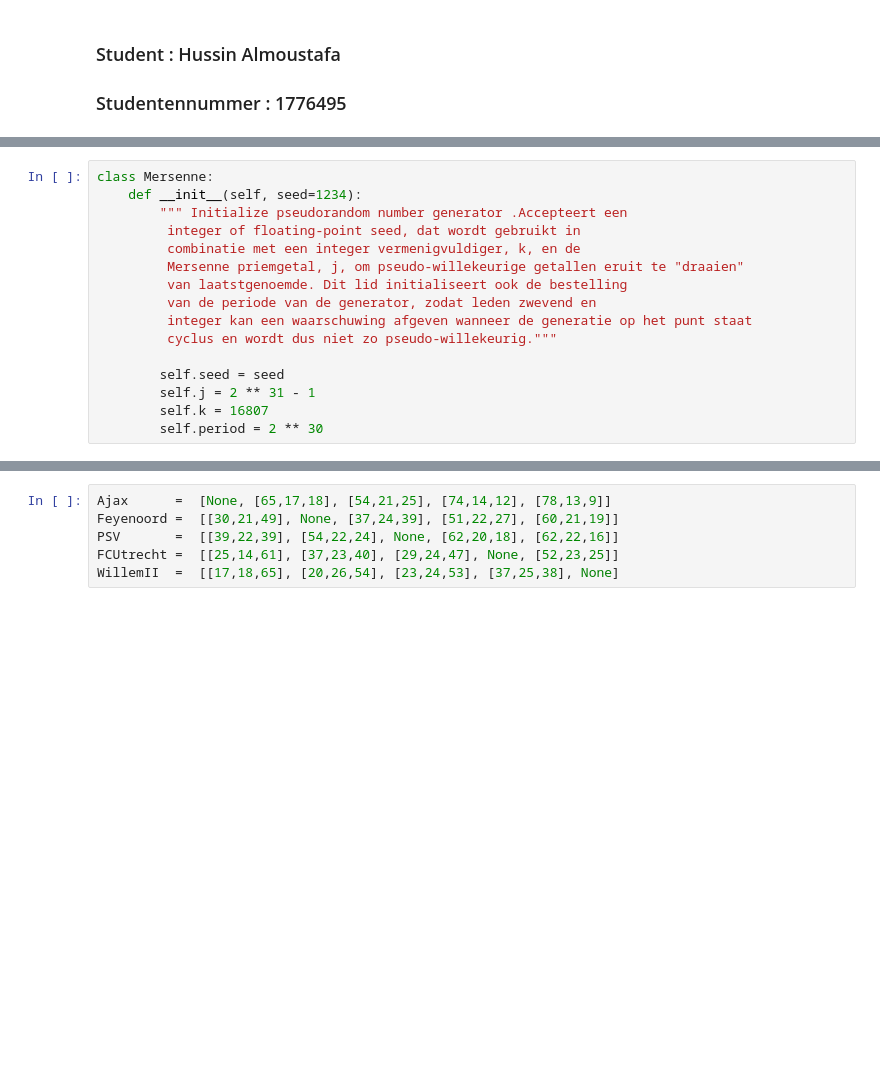
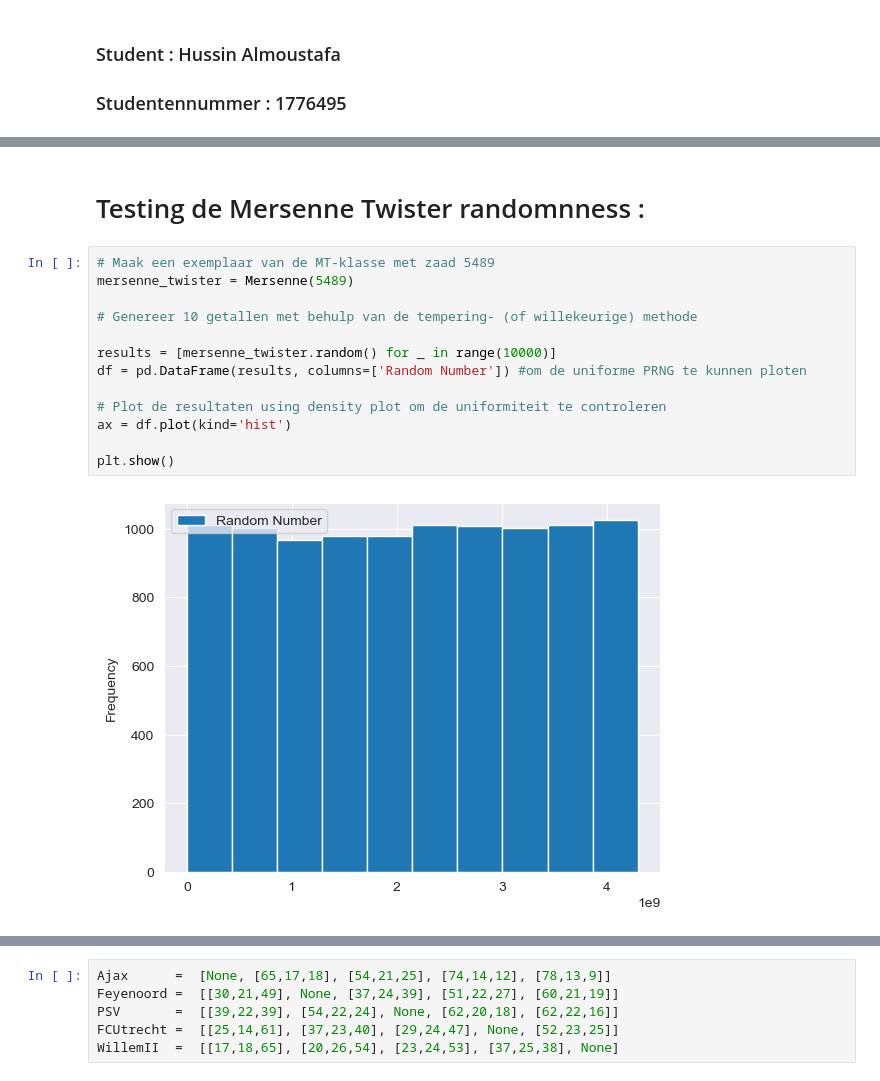
Before and after one commit to hassoonsy2/Simwisk, a Jupyter notebook: Monte Carlo sim.ipynb, the cells around one changed output, grey strips where cells are left out. Drawn from its saved outputs; the diff is of its cells as text; blank space fills up the shorter version.

```diff
--- a/Monte Carlo sim.ipynb
+++ b/Monte Carlo sim.ipynb
@@ -17,16 +11,0 @@ warnings.filterwarnings('ignore')
-# %%
-class Mersenne:
-    def __init__(self, seed=1234):
-        """ Initialize pseudorandom number generator .Accepteert een
-         integer of floating-point seed, dat wordt gebruikt in
-         combinatie met een integer vermenigvuldiger, k, en de
-         Mersenne priemgetal, j, om pseudo-willekeurige getallen eruit te "draaien"
-         van laatstgenoemde. Dit lid initialiseert ook de bestelling
-         van de periode van de generator, zodat leden zwevend en
-         integer kan een waarschuwing afgeven wanneer de generatie op het punt staat
-         cyclus en wordt dus niet zo pseudo-willekeurig."""
-
-        self.seed = seed
-        self.j = 2 ** 31 - 1
-        self.k = 16807
-        self.period = 2 ** 30
@@ -59,0 +62,17 @@ def randomNumber(self, interval=None, count=1, typeNb="int"):
+# %% [markdown]
+# Testing de Mersenne Twister randomnness :
+# %%
+# Maak een exemplaar van de MT-klasse met zaad 5489
+mersenne_twister = Mersenne(5489)
+
+# Genereer 10 getallen met behulp van de tempering- (of willekeurige) methode
+
+results = [mersenne_twister.random() for _ in range(10000)]
+df = pd.DataFrame(results, columns=['Random Number']) #om de uniforme PRNG te kunnen ploten
+
+# Plot de resultaten using density plot om de uniformiteit te controleren
+ax = df.plot(kind='hist')
+
+plt.show()
+# %% [output]
+[figure, added]
```
Also changed, not shown: parts of 42 cells of this notebook, 3 other files.
